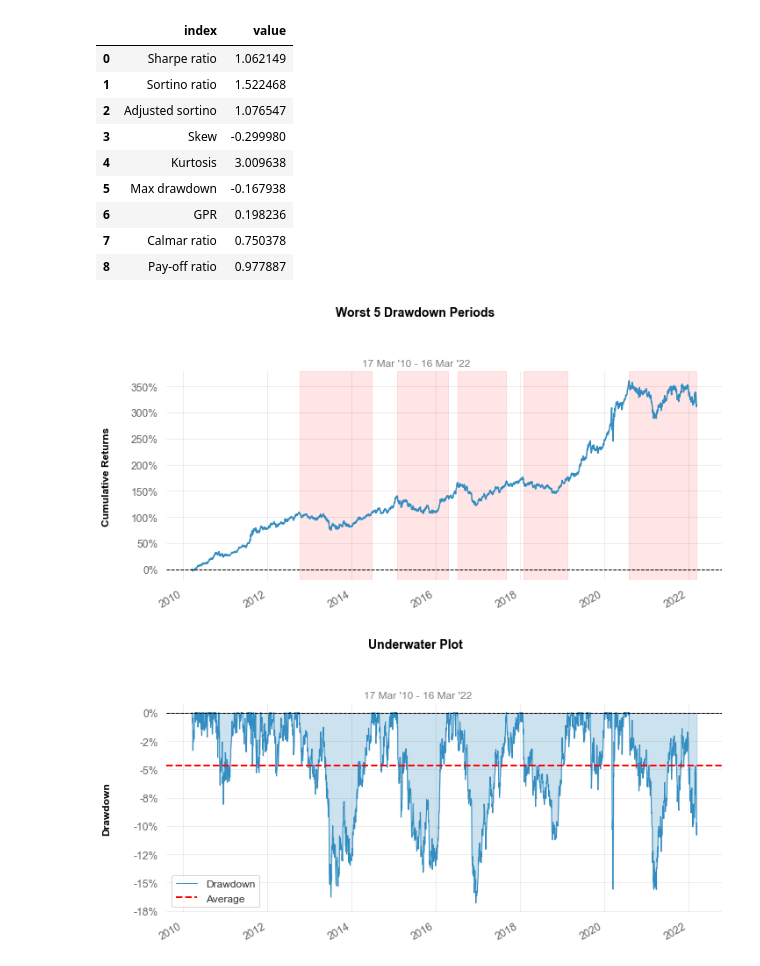
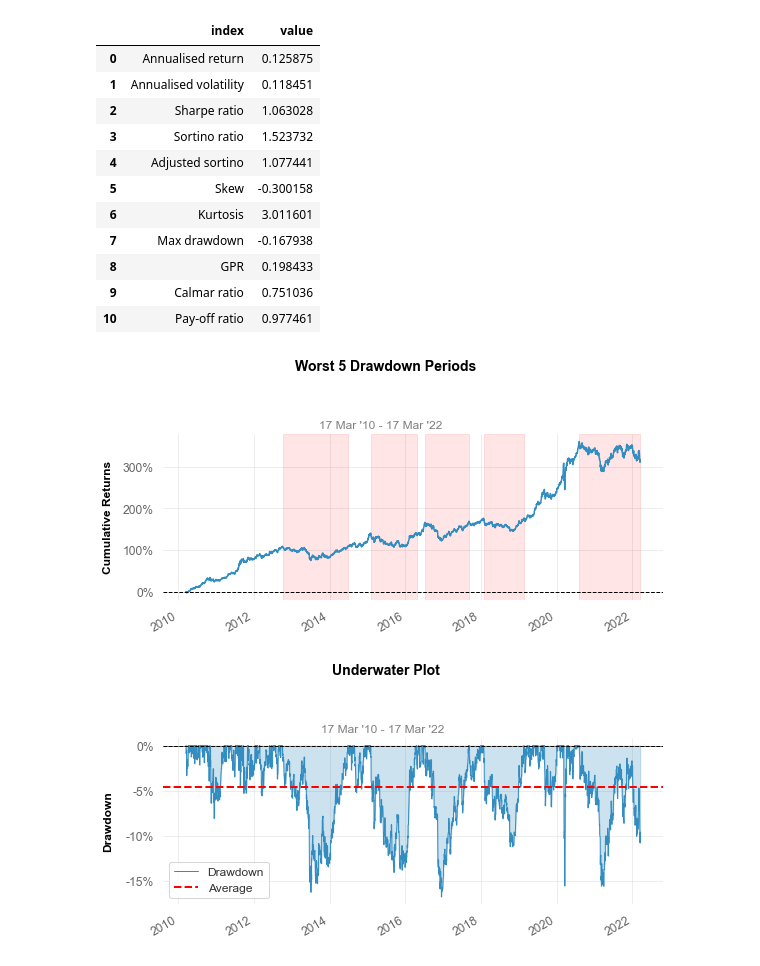
Before and after one commit to zazzooo/AW, a Jupyter notebook: report.ipynb, the cells around one changed output. Cells and saved outputs as stored; diff of their text form; code cells hidden in the pictures.

```diff
--- a/report.ipynb
+++ b/report.ipynb
@@ -89,26 +127,33 @@ fig.savefig('./img/distribution_returns.png')
 # %%
 statistics = pd.DataFrame(columns = ['index', 'value'])
 
-statistics.loc[0] = ['Sharpe ratio', sharpe(data_earnings['Tot'])]
-statistics.loc[1] = ['Sortino ratio', sortino(data_earnings['Tot'])]
-statistics.loc[2] = ['Adjusted sortino', adjusted_sortino(data_earnings['Tot'])]
-statistics.loc[3] = ['Skew', skew(data_earnings['Tot'])]
-statistics.loc[4] = ['Kurtosis', data_earnings['Tot'].kurt()]
-statistics.loc[5] = ['Max drawdown', max_drawdown(data_earnings['Tot'])]
-statistics.loc[6] = ['GPR', gain_to_pain_ratio(data_earnings['Tot'])]
-statistics.loc[7] = ['Calmar ratio', calmar(data_earnings['Tot'])]
-statistics.loc[8] = ['Pay-off ratio', payoff_ratio(data_earnings['Tot'])]
+statistics.loc[0] = ['Annualised return', utl.annualized_return(data_earnings['Tot'])]
+statistics.loc[1] = ['Annualised volatility', utl.annualised_volatility(data_earnings['Tot'])]
+statistics.loc[2] = ['Sharpe ratio', sharpe(data_earnings['Tot'])]
+statistics.loc[3] = ['Sortino ratio', sortino(data_earnings['Tot'])]
+statistics.loc[4] = ['Adjusted sortino', adjusted_sortino(data_earnings['Tot'])]
+statistics.loc[5] = ['Skew', skew(data_earnings['Tot'])]
+statistics.loc[6] = ['Kurtosis', data_earnings['Tot'].kurt()]
+statistics.loc[7] = ['Max drawdown', max_drawdown(data_earnings['Tot'])]
+statistics.loc[8] = ['GPR', gain_to_pain_ratio(data_earnings['Tot'])]
+statistics.loc[9] = ['Calmar ratio', calmar(data_earnings['Tot'])]
+statistics.loc[10] = ['Pay-off ratio', payoff_ratio(data_earnings['Tot'])]
+
+# Annualised return (At top)
+# Annualizwed volatility (At top)
 
 statistics
 # %% [output]
 |  | index | value |
-| 0 | Sharpe ratio | 1.062149 |
-| 1 | Sortino ratio | 1.522468 |
-| 2 | Adjusted sortino | 1.076547 |
-| 3 | Skew | -0.299980 |
-| 4 | Kurtosis | 3.009638 |
-| 5 | Max drawdown | -0.167938 |
-| 6 | GPR | 0.198236 |
-| 7 | Calmar ratio | 0.750378 |
-| 8 | Pay-off ratio | 0.977887 |
+| 0 | Annualised return | 0.125875 |
+| 1 | Annualised volatility | 0.118451 |
+| 2 | Sharpe ratio | 1.063028 |
+| 3 | Sortino ratio | 1.523732 |
+| 4 | Adjusted sortino | 1.077441 |
+| 5 | Skew | -0.300158 |
+| 6 | Kurtosis | 3.011601 |
+| 7 | Max drawdown | -0.167938 |
+| 8 | GPR | 0.198433 |
+| 9 | Calmar ratio | 0.751036 |
+| 10 | Pay-off ratio | 0.977461 |
 # %%
@@ -121,8 +166,8 @@ htmlfile.close()
 # %%
 from quantstats._plotting.wrappers import drawdowns_periods, drawdown
 # %%
-drawdowns_periods(data_earnings['Tot'])
-drawdown(data_earnings['Tot'])
+drawdowns_periods(data_earnings['Tot'], figsize=(8, 4), savefig =  './img/drawdowns_period.png' )
+drawdown(data_earnings['Tot'], figsize=(8, 4), savefig =  './img/under_water_plot.png')
 # %% [output]
-[figure, old version]
+[figure, new version]
-[figure, old version]
+[figure, new version]
```
Also changed, not shown: parts of 4 cells of this notebook, 4 other files.
